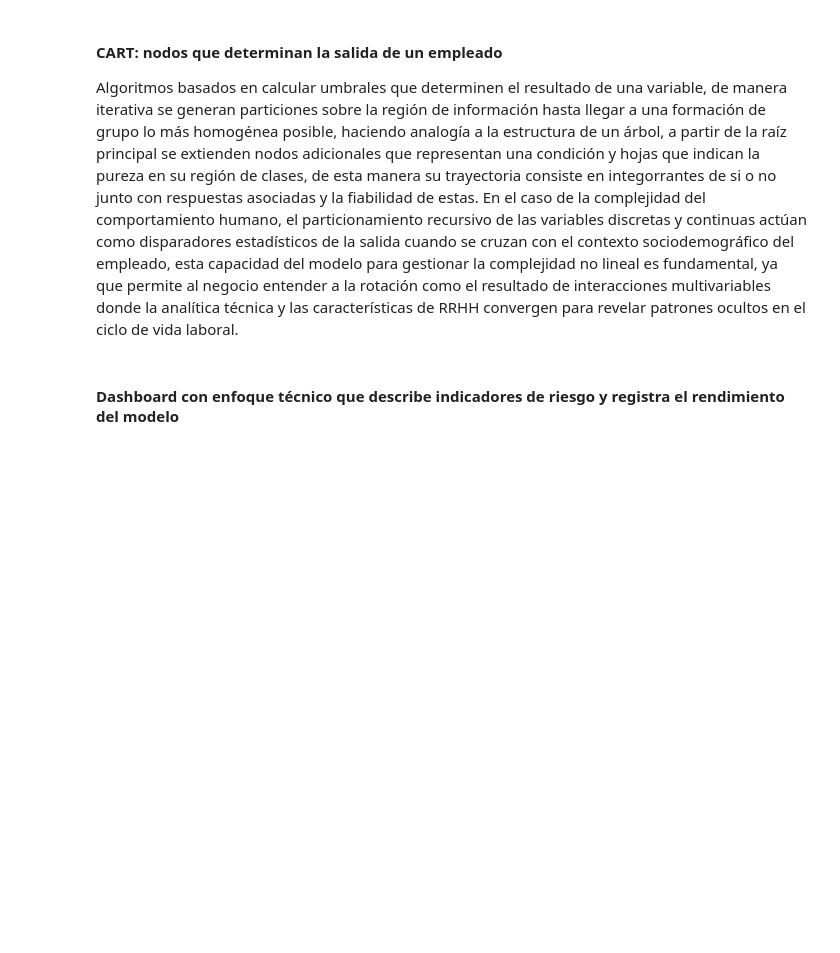
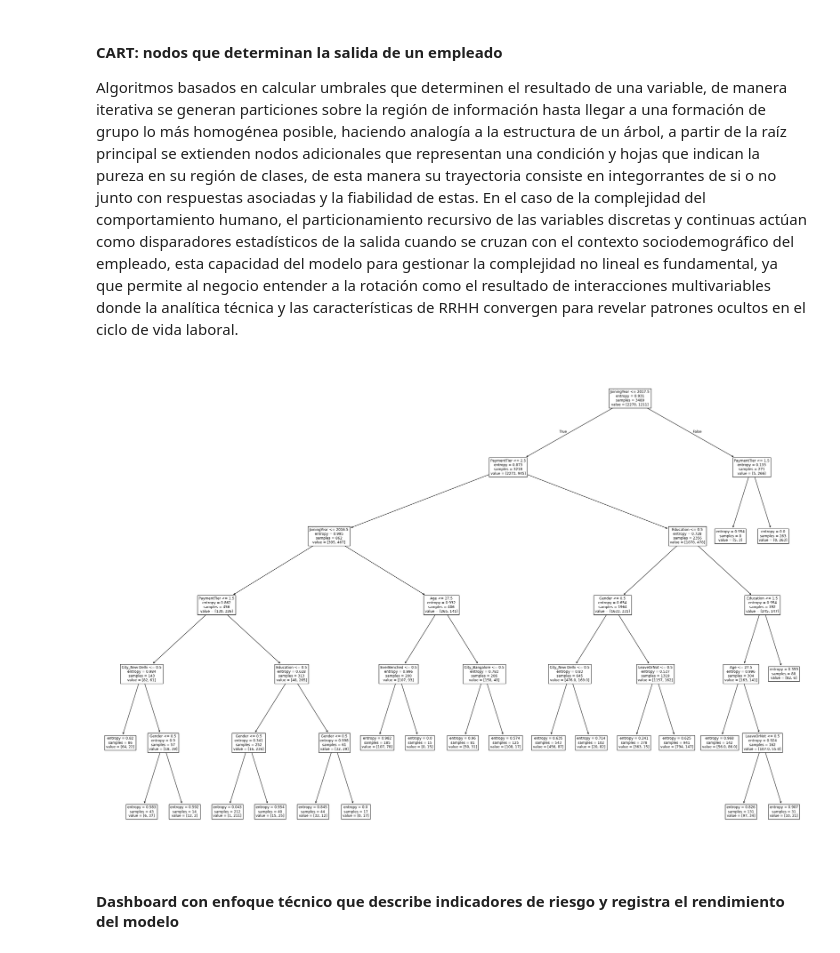
Before and after one commit to genagithub/proyecto-1, a Jupyter notebook: proyecto_1_churn_predict.ipynb, the cells around one changed output. Drawn from its saved outputs; the diff is of its cells as text; code cells hidden in the pictures; blank space fills up the shorter version.

```diff
--- a/proyecto_1_churn_predict.ipynb
+++ b/proyecto_1_churn_predict.ipynb
@@ -57,10 +101,10 @@ print(df_final)
 #### CART: nodos que determinan la salida de un empleado
 Algoritmos basados en calcular umbrales que determinen el resultado de una variable, de manera iterativa se generan particiones sobre la región de información hasta llegar a una formación de grupo lo más homogénea posible, haciendo analogía a la estructura de un árbol, a partir de la raíz principal se extienden nodos adicionales que representan una condición y hojas que indican la pureza en su región de clases, de esta manera su trayectoria consiste en integorrantes de si o no junto con respuestas asociadas y la fiabilidad de estas. En el caso de la complejidad del comportamiento humano, el particionamiento recursivo de las variables discretas y continuas actúan como disparadores estadísticos de la salida cuando se cruzan con el contexto sociodemográfico del empleado, esta capacidad del modelo para gestionar la complejidad no lineal es fundamental, ya que permite al negocio entender a la rotación como el resultado de interacciones multivariables donde la analítica técnica y las características de RRHH convergen para revelar patrones ocultos en el ciclo de vida laboral.
 # %%
-x_train, x_test, y_train, y_test = train_test_split(df_final[cols_no_target]],
+x_train, x_test, y_train, y_test = train_test_split(df_final[cols_no_target],
                                                    df_final[target],
                                                    test_size=0.25,
-                                                   random_state=42))
+                                                   random_state=42)
 
 tree_decision_clf = tree.DecisionTreeClassifier(criterion="entropy",
                                            max_depth=6,
@@ -80,33 +124,35 @@ FP = matrix_confusion[0,1]
 FN = matrix_confusion[1,0]
 TN = matrix_confusion[1,1]
 
 accuracy = accuracy_score(class_real, class_predicts)
 color_accuracy = "green"
 if accuracy < 0.6:
     color_accuracy = "red"
 accuracy_str = str(accuracy)
 
 recall = recall_score(class_real, class_predicts)
 color_recall = "green"
 if recall < 0.6:
     color_recall = "red"
 recall_str = str(recall)
 
 precision = precision_score(class_real, class_predicts)
 color_precision = "green"
 if precision < 0.6:
     color_precision = "red"
 precision_str = str(precision)
 
 F1_score = f1_score(class_real, class_predicts)
 color_f1 = "green"
 if F1_score < 0.6:
     color_f1 = "red"
 F1_score_str = str(F1_score)
 
 plt.figure(figsize=(32,22))
 tree.plot_tree(model, feature_names=df_encoded.columns[:-1])
 plt.show()
+# %% [output]
+[figure, added]
 # %% [markdown]
 #### Dashboard con enfoque técnico que describe indicadores de riesgo y registra el rendimiento del modelo
 # %%
```
Also changed, not shown: parts of 3 cells of this notebook.
